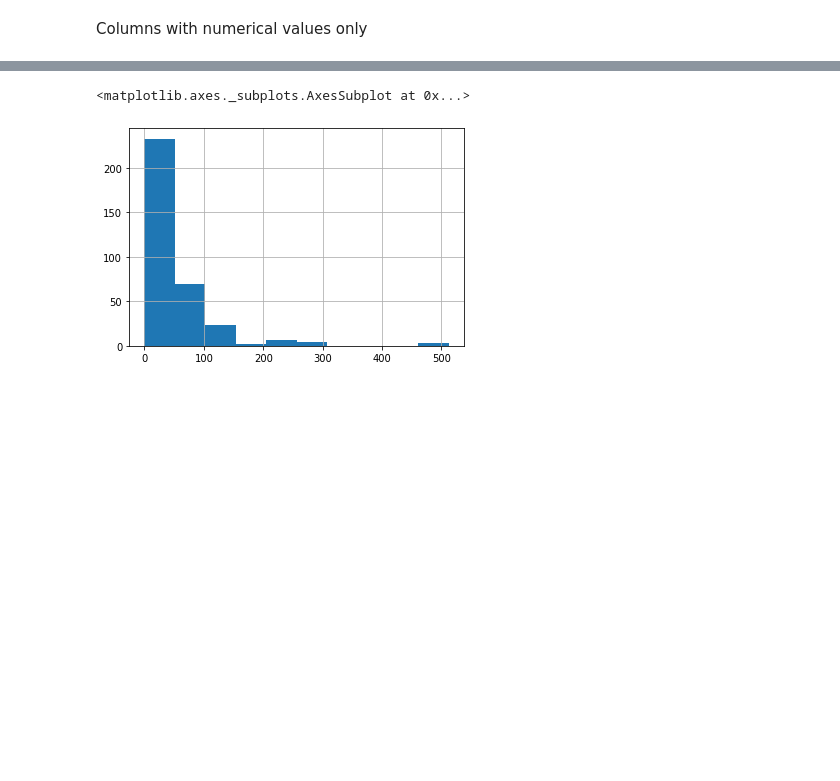
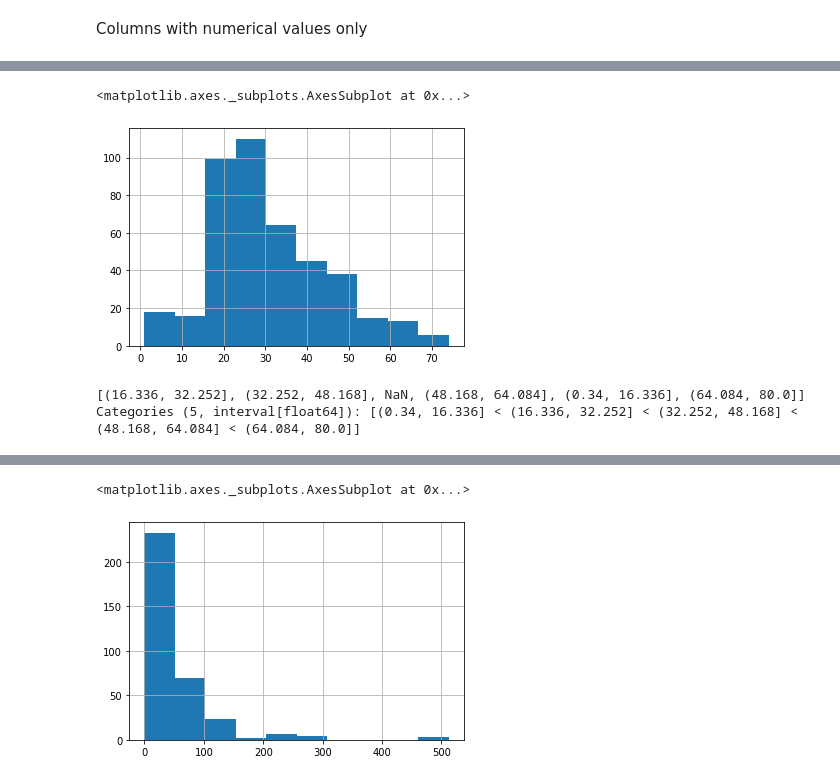
Before and after one commit to senzelden/projects, a Jupyter notebook: week_02/logistic_regression/titanic_logistic_regression.ipynb, the cells around one changed output, grey strips where cells are left out. Drawn from its saved outputs; the diff is of its cells as text; code cells hidden in the pictures; blank space fills up the shorter version.

```diff
--- a/week_02/logistic_regression/titanic_logistic_regression.ipynb
+++ b/week_02/logistic_regression/titanic_logistic_regression.ipynb
@@ -98,0 +112,15 @@ df[["Pclass", "Survived"]].groupby(["Pclass"]).mean().sort_values(by="Survived",
+# %%
+died = df[df.Survived == 0]
+died["Age"].hist()
+# %% [output]
+<matplotlib.axes._subplots.AxesSubplot at 0x...>
+[figure, added]
+# %%
+# Segment data to better inspect it
+# pd.cut changes continuous data to categorical
+# takes in column and number of segments to use("bins")
+df["AgeFrames"] = pd.cut(df["Age"], bins=5)
+df["AgeFrames"].unique()
+# %% [output]
+[(16.336, 32.252], (32.252, 48.168], NaN, (48.168, 64.084], (0.34, 16.336], (64.084, 80.0]]
+Categories (5, interval[float64]): [(0.34, 16.336] < (16.336, 32.252] < (32.252, 48.168] < (48.168, 64.084] < (64.084, 80.0]]
```
Also changed, not shown: parts of 16 cells of this notebook.
